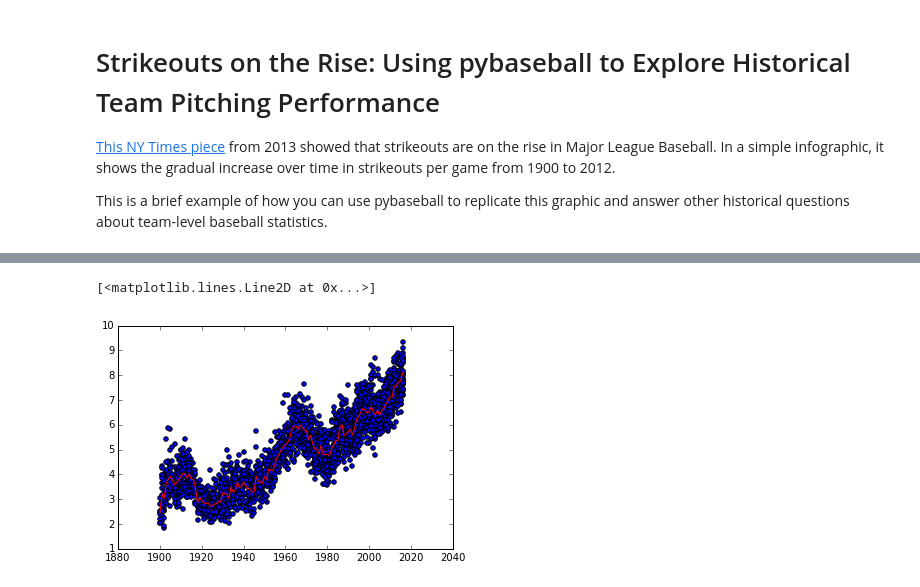
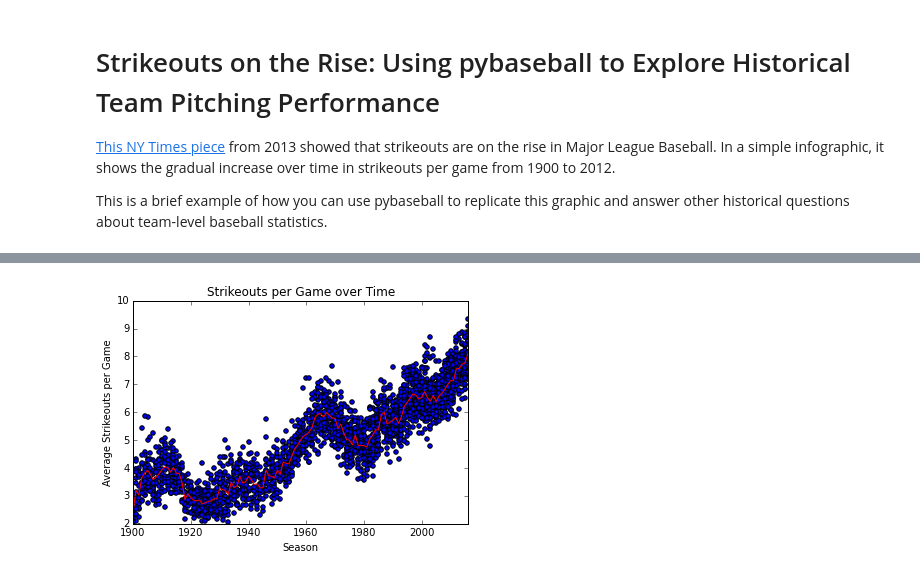
Before and after one commit to jldbc/pybaseball, a Jupyter notebook: EXAMPLES/strikeouts_on_the_rise.ipynb, the cells around one changed output, grey strips where cells are left out. Drawn from its saved outputs; the diff is of its cells as text; code cells hidden in the pictures.

Commit message:
clean up nyt strikeouts example

```diff
--- a/EXAMPLES/strikeouts_on_the_rise.ipynb
+++ b/EXAMPLES/strikeouts_on_the_rise.ipynb
@@ -49,7 +49,11 @@ league_average = pitching_data.groupby('Season', as_index=False)['K/9'].mean()
 # %%
 # plot avg. SO/game over time
 plt.scatter(pitching_data['Season'], pitching_data['K/9'])
 plt.plot(league_average['Season'], league_average['K/9'], c='red')
+plt.xlim(1900,2016)
+plt.ylim(2,10)
+plt.xlabel('Season')
+plt.ylabel('Average Strikeouts per Game')
+plt.title('Strikeouts per Game over Time');
 # %% [output]
-[<matplotlib.lines.Line2D at 0x...>]
-[figure, old version]
+[figure, new version]
```
Also changed, not shown: parts of 2 cells of this notebook.
